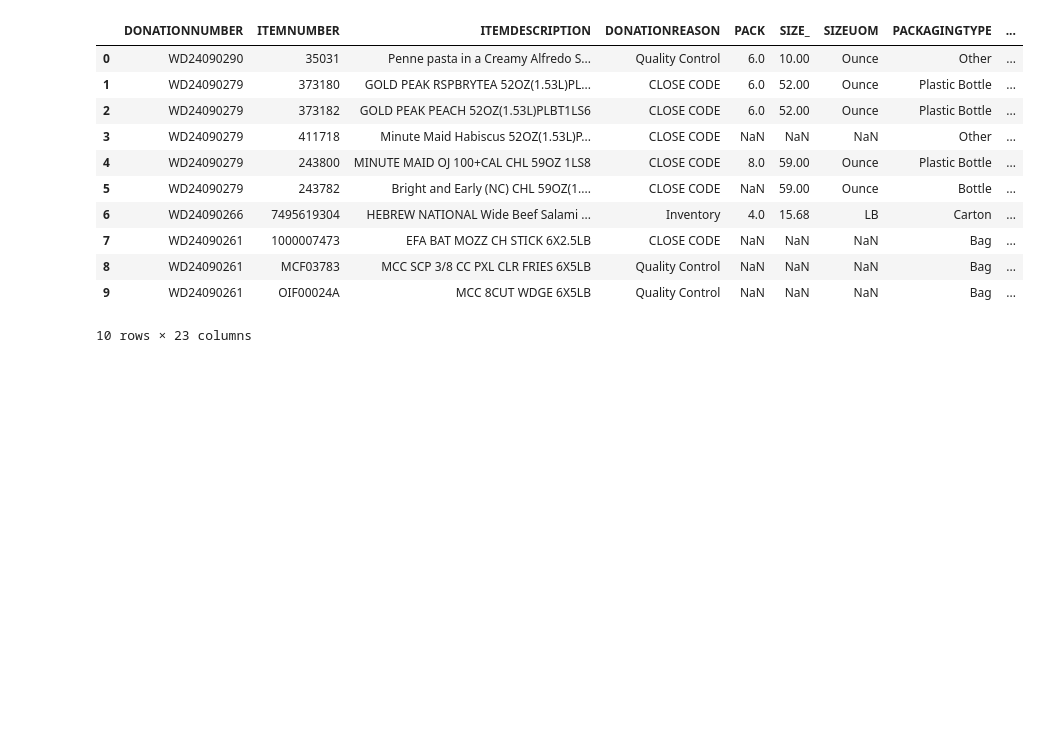
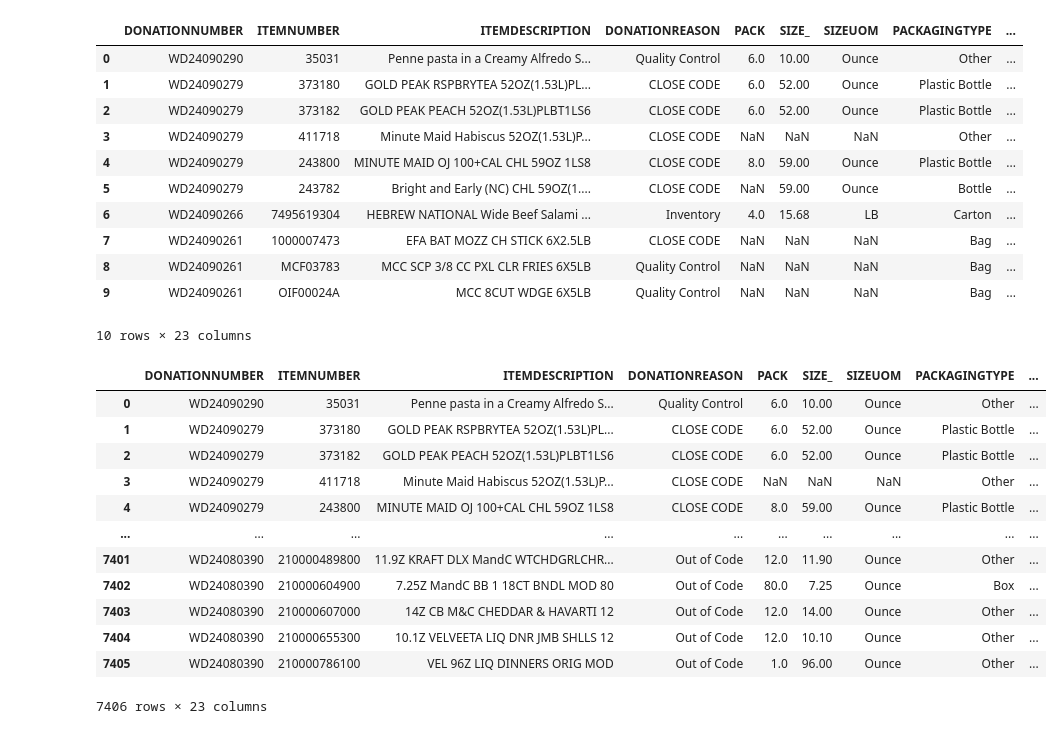
Before and after one commit to MarcoGuzBal/A.I-Data_Techbridge, a Jupyter notebook: clean.ipynb, the cells around one changed output. Drawn from its saved outputs; the diff is of its cells as text; code cells hidden in the pictures; blank space fills up the shorter version.

Commit message:
imputed the dataframe

```diff
--- a/clean.ipynb
+++ b/clean.ipynb
@@ -6,6 +6,7 @@ import seaborn as sns
 import matplotlib.pyplot as plt
 # %%
 df = pd.read_excel('data.xlsx', sheet_name='AMX_DONATION_LINES')
+df2 = pd.read_excel('data.xlsx', sheet_name='AMX_DONATION_HEADER')
 df.head()
 # %% [output]
 |  | DONATIONNUMBER | ITEMNUMBER | ITEMDESCRIPTION | DONATIONREASON | PACK | SIZE_ | SIZEUOM | PACKAGINGTYPE | ... |
@@ -70,0 +73,25 @@ df = df.drop(columns='BILLOFLADINGNUMBER')
+# %%
+df2_filtered = df2[['DONATIONNUMBER', 'DONATIONDATE']]
+unique_donations = df2_filtered['DONATIONNUMBER'].unique()
+# unique_donations
+unique_donations1 = df['DONATIONNUMBER'].unique()
+# unique_donations1
+overlap = np.intersect1d(unique_donations1, unique_donations)
+overlap
+
+df_joined = pd.merge(df, df2_filtered, on='DONATIONNUMBER', how='left')
+df_joined
+# %% [output]
+|  | DONATIONNUMBER | ITEMNUMBER | ITEMDESCRIPTION | DONATIONREASON | PACK | SIZE_ | SIZEUOM | PACKAGINGTYPE | ... |
+| 0 | WD24090290 | 35031 | Penne pasta in a Creamy Alfredo S... | Quality Control | 6.0 | 10.00 | Ounce | Other | ... |
+| 1 | WD24090279 | 373180 | GOLD PEAK RSPBRYTEA 52OZ(1.53L)PL... | CLOSE CODE | 6.0 | 52.00 | Ounce | Plastic Bottle | ... |
+| 2 | WD24090279 | 373182 | GOLD PEAK PEACH 52OZ(1.53L)PLBT1LS6 | CLOSE CODE | 6.0 | 52.00 | Ounce | Plastic Bottle | ... |
+| 3 | WD24090279 | 411718 | Minute Maid Habiscus 52OZ(1.53L)P... | CLOSE CODE | NaN | NaN | NaN | Other | ... |
+| 4 | WD24090279 | 243800 | MINUTE MAID OJ 100+CAL CHL 59OZ 1LS8 | CLOSE CODE | 8.0 | 59.00 | Ounce | Plastic Bottle | ... |
+| ... | ... | ... | ... | ... | ... | ... | ... | ... | ... |
+| 7401 | WD24080390 | 210000489800 | 11.9Z KRAFT DLX MandC WTCHDGRLCHR... | Out of Code | 12.0 | 11.90 | Ounce | Other | ... |
+| 7402 | WD24080390 | 210000604900 | 7.25Z MandC BB 1 18CT BNDL MOD 80 | Out of Code | 80.0 | 7.25 | Ounce | Box | ... |
+| 7403 | WD24080390 | 210000607000 | 14Z CB M&C CHEDDAR & HAVARTI 12 | Out of Code | 12.0 | 14.00 | Ounce | Other | ... |
+| 7404 | WD24080390 | 210000655300 | 10.1Z VELVEETA LIQ DNR JMB SHLLS 12 | Out of Code | 12.0 | 10.10 | Ounce | Other | ... |
+| 7405 | WD24080390 | 210000786100 | VEL 96Z LIQ DINNERS ORIG MOD | Out of Code | 1.0 | 96.00 | Ounce | Other | ... |
+7406 rows × 23 columns
```
Also changed, not shown: parts of 3 cells of this notebook.
